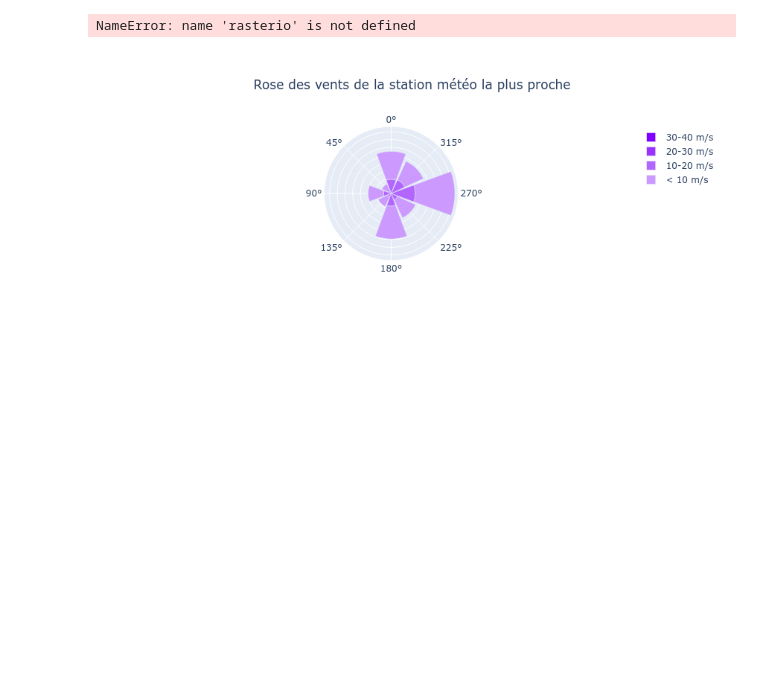
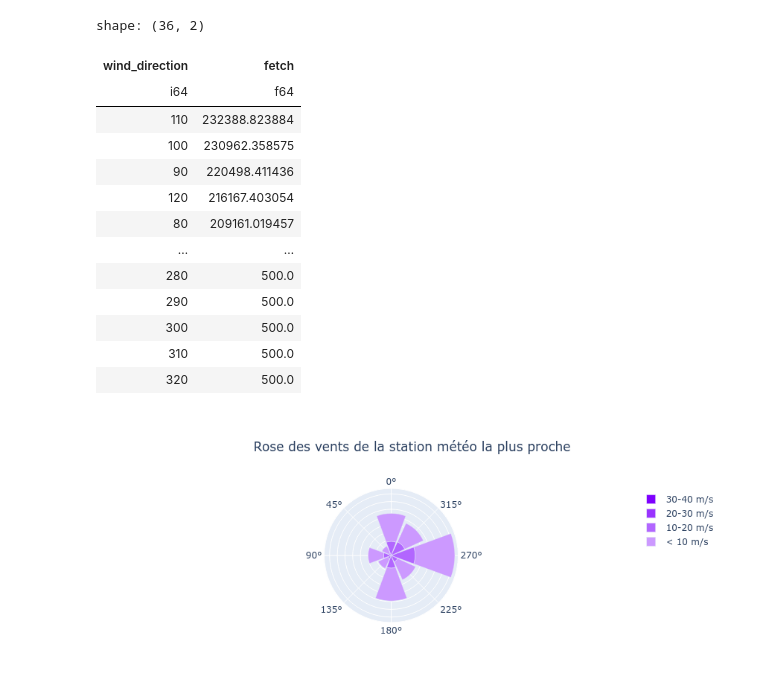
Before and after one commit to antoinelb/gex3001-projet-meteo, a Jupyter notebook: notebooks/dev.ipynb, the cells around one changed output. Saved outputs shown, nothing was run; the diff lists cells and outputs as text; code cells hidden in the pictures; blank space fills up the shorter version.

```diff
--- a/notebooks/dev.ipynb
+++ b/notebooks/dev.ipynb
@@ -15,9 +15,22 @@ hourly_era5, monthly_era5 = await read_era5_data(
     closest["datetime"].min(), latest["datetime"].max()
 )
 # %%
-read_fetch()
+read_fetch().with_columns(pl.col("wind_direction") * 10).sort("fetch",descending=True)
 # %% [output]
-NameError: name 'rasterio' is not defined
+shape: (36, 2)
+| wind_direction | fetch |
+| i64 | f64 |
+| 110 | 232388.823884 |
+| 100 | 230962.358575 |
+| 90 | 220498.411436 |
+| 120 | 216167.403054 |
+| 80 | 209161.019457 |
+| … | … |
+| 280 | 500.0 |
+| 290 | 500.0 |
+| 300 | 500.0 |
+| 310 | 500.0 |
+| 320 | 500.0 |
 # %%
 create_wind_rose(
     closest, title="Rose des vents de la station météo la plus proche"
```
Also changed, not shown: 25 other files.
